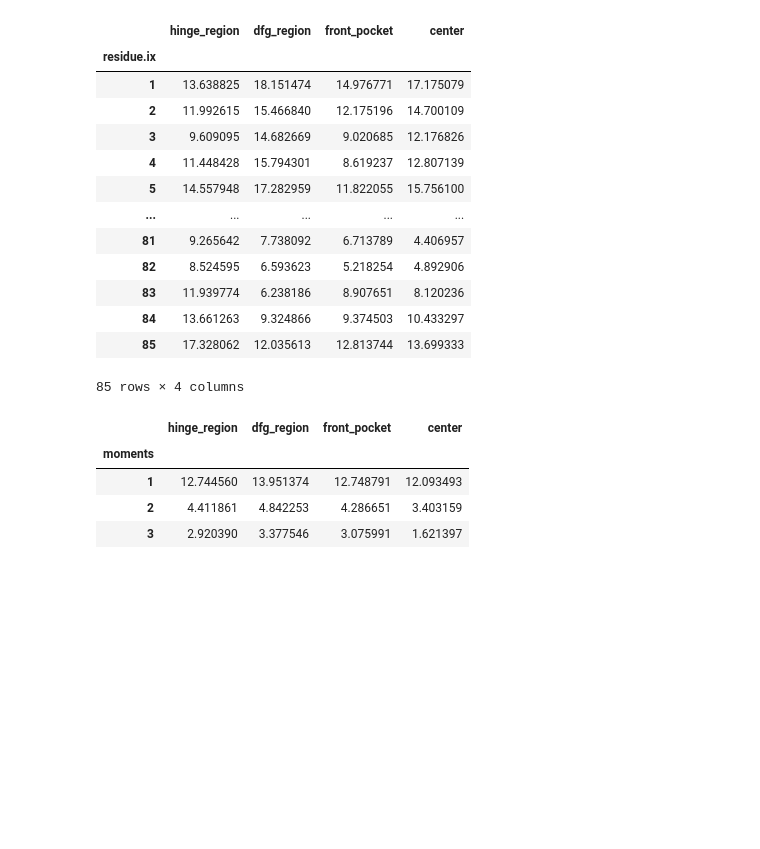
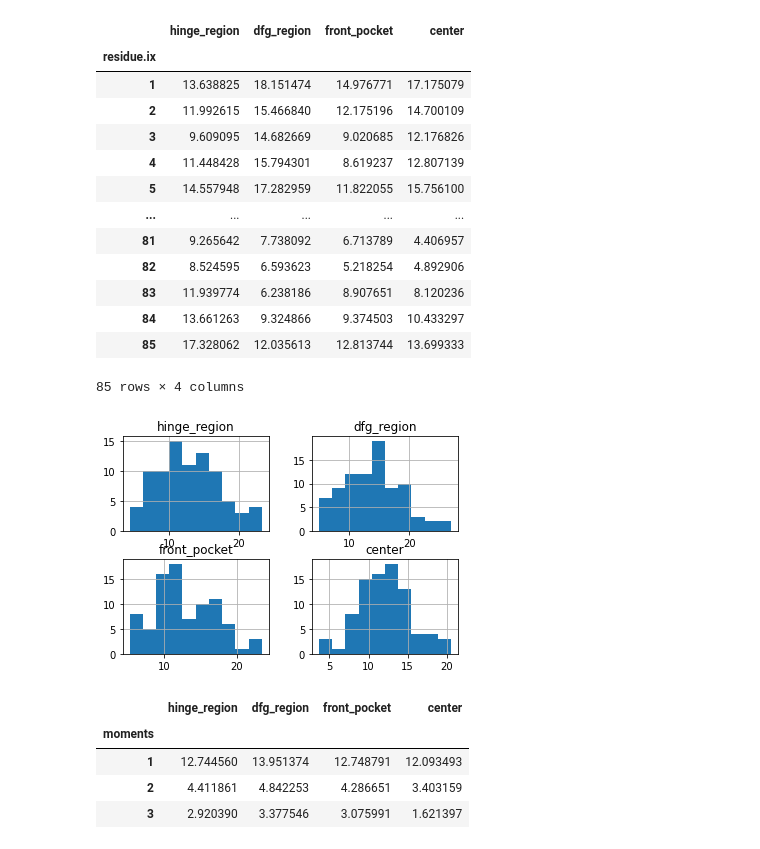
Before and after one commit to volkamerlab/kissim, a Jupyter notebook: docs/tutorials/fingerprint.ipynb, the cells around one changed output. Saved outputs shown, nothing was run; the diff lists cells and outputs as text; code cells hidden in the pictures; blank space fills up the shorter version.

```diff
--- a/docs/tutorials/fingerprint.ipynb
+++ b/docs/tutorials/fingerprint.ipynb
@@ -93,6 +97,10 @@ fingerprint.distances
 | 84 | 13.661263 | 9.324866 | 9.374503 | 10.433297 |
 | 85 | 17.328062 | 12.035613 | 12.813744 | 13.699333 |
 85 rows × 4 columns
+# %%
+fingerprint.distances.hist();
+# %% [output]
+[figure, added]
 # %%
 fingerprint.moments
 # %% [output]
```
Also changed, not shown: parts of 12 cells of this notebook.
